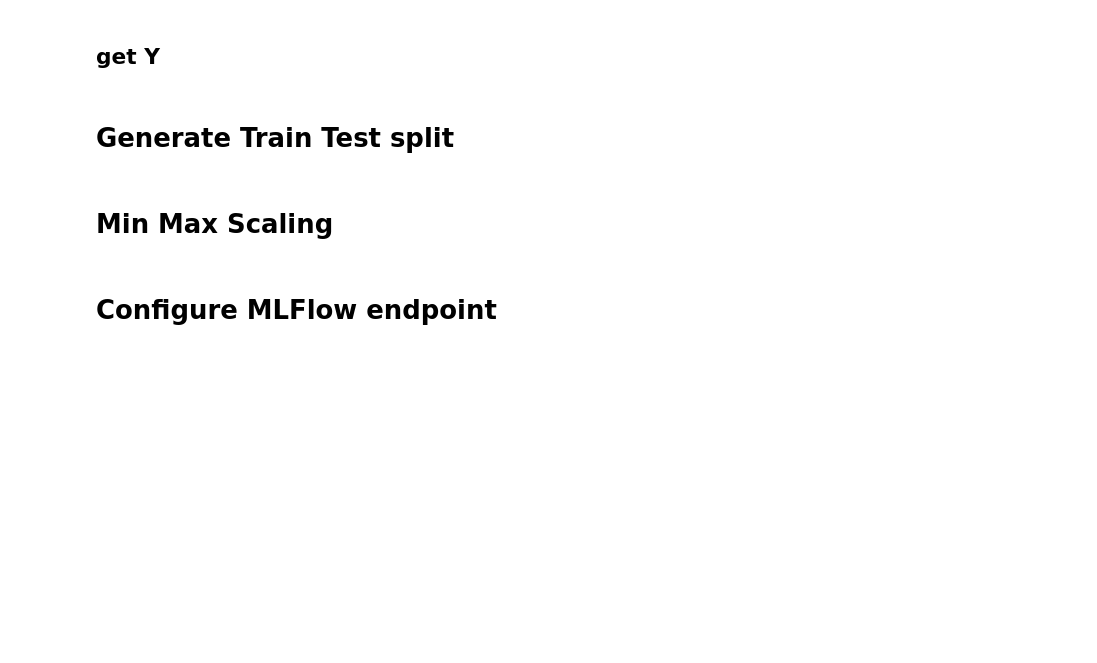
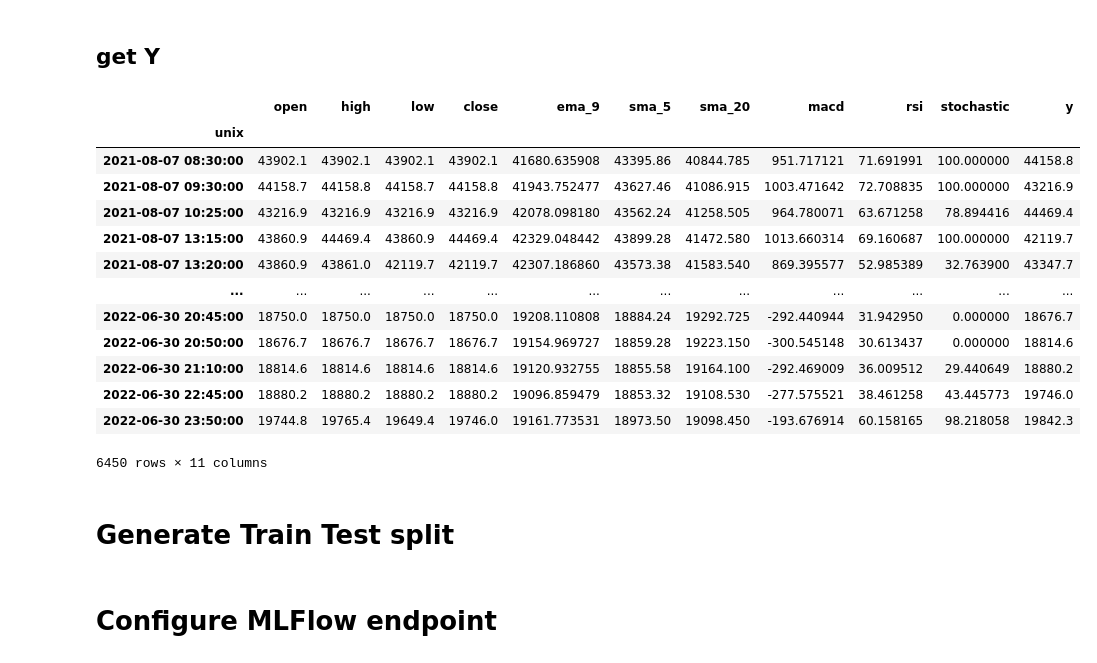
Before and after one commit to PiePra/Realtime-MLOps, a Jupyter notebook: scripts/advanced_model.ipynb, the cells around one changed output. Cells and saved outputs as stored; diff of their text form; code cells hidden in the pictures; blank space fills up the shorter version.

```diff
--- a/scripts/advanced_model.ipynb
+++ b/scripts/advanced_model.ipynb
@@ -27,8 +10,20 @@ df.describe()
+# %%
+from ta.momentum import RSIIndicator,StochasticOscillator
+df['ema_9'] = df['close'].ewm(9).mean() # exponential moving average of window 9
+df['sma_5'] = df['close'].rolling(5).mean() # moving average of window 5
+df['sma_20'] = df['close'].rolling(20).mean() # moving average of window 20
+EMA_12 = pd.Series(df['close'].ewm(span=12, min_periods=12).mean())
+EMA_26 = pd.Series(df['close'].ewm(span=26, min_periods=26).mean())
+df['macd'] = pd.Series(EMA_12 - EMA_26)    # calculates Moving Average Convergence Divergence
+df['rsi'] = RSIIndicator(df['close']).rsi() # calculates Relative Strength Index
+df['stochastic']=StochasticOscillator(df['high'],df['low'],df['close']).stoch()
+# %%
+# Dropping rows with Na values
+df = df.dropna()
 # %% [markdown]
 ## get Y
 # %%
-df['y'] = df['close_btc'].shift(-1)
+df['y'] = df['close'].shift(-1)
 df = df[:-1]
-#df['diff'] = df['y'] - df['close_btc']
 first = df.index[0].timestamp()
 last = df.index[-1].timestamp()
@@ -38,3 +30,20 @@ last = df.index[-1].timestamp()
+# %%
+df
+# %% [output]
+|  | open | high | low | close | ema_9 | sma_5 | sma_20 | macd | rsi | stochastic | y |
+| unix |  |  |  |  |  |  |  |  |  |  |  |
+| 2021-08-07 08:30:00 | 43902.1 | 43902.1 | 43902.1 | 43902.1 | 41680.635908 | 43395.86 | 40844.785 | 951.717121 | 71.691991 | 100.000000 | 44158.8 |
+| 2021-08-07 09:30:00 | 44158.7 | 44158.8 | 44158.7 | 44158.8 | 41943.752477 | 43627.46 | 41086.915 | 1003.471642 | 72.708835 | 100.000000 | 43216.9 |
+| 2021-08-07 10:25:00 | 43216.9 | 43216.9 | 43216.9 | 43216.9 | 42078.098180 | 43562.24 | 41258.505 | 964.780071 | 63.671258 | 78.894416 | 44469.4 |
+| 2021-08-07 13:15:00 | 43860.9 | 44469.4 | 43860.9 | 44469.4 | 42329.048442 | 43899.28 | 41472.580 | 1013.660314 | 69.160687 | 100.000000 | 42119.7 |
+| 2021-08-07 13:20:00 | 43860.9 | 43861.0 | 42119.7 | 42119.7 | 42307.186860 | 43573.38 | 41583.540 | 869.395577 | 52.985389 | 32.763900 | 43347.7 |
+| ... | ... | ... | ... | ... | ... | ... | ... | ... | ... | ... | ... |
+| 2022-06-30 20:45:00 | 18750.0 | 18750.0 | 18750.0 | 18750.0 | 19208.110808 | 18884.24 | 19292.725 | -292.440944 | 31.942950 | 0.000000 | 18676.7 |
+| 2022-06-30 20:50:00 | 18676.7 | 18676.7 | 18676.7 | 18676.7 | 19154.969727 | 18859.28 | 19223.150 | -300.545148 | 30.613437 | 0.000000 | 18814.6 |
+| 2022-06-30 21:10:00 | 18814.6 | 18814.6 | 18814.6 | 18814.6 | 19120.932755 | 18855.58 | 19164.100 | -292.469009 | 36.009512 | 29.440649 | 18880.2 |
+| 2022-06-30 22:45:00 | 18880.2 | 18880.2 | 18880.2 | 18880.2 | 19096.859479 | 18853.32 | 19108.530 | -277.575521 | 38.461258 | 43.445773 | 19746.0 |
+| 2022-06-30 23:50:00 | 19744.8 | 19765.4 | 19649.4 | 19746.0 | 19161.773531 | 18973.50 | 19098.450 | -193.676914 | 60.158165 | 98.218058 | 19842.3 |
+6450 rows × 11 columns
 # %% [markdown]
 # Generate Train Test split
 # %%
@@ -49,5 +59,3 @@ X_train, X_test, y_train, y_test = train_test_split(X, y, train_size=train_size,
-# %% [markdown]
-# Min Max Scaling
 # %% [markdown]
 # Configure MLFlow endpoint
 # %%
```
Also changed, not shown: parts of 7 cells of this notebook, 4 other files.
